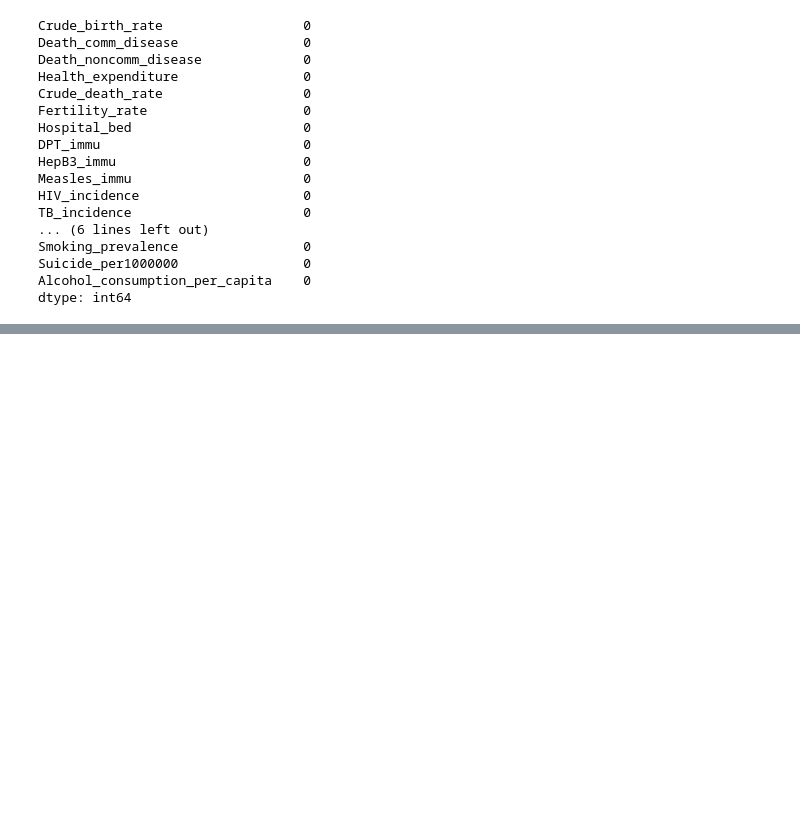
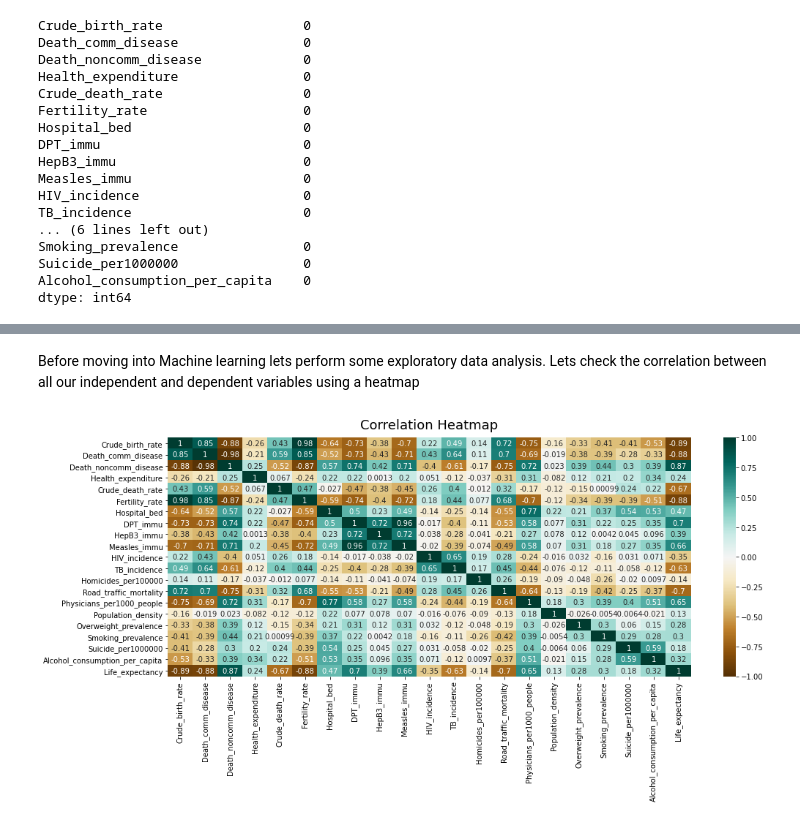
Before and after one commit to susovd/ML-lifeexpectancy-prediction, a Jupyter notebook: 00ETL.ipynb, the cells around one changed output, grey strips where cells are left out. Saved outputs shown, nothing was run; the diff lists cells and outputs as text; code cells hidden in the pictures; blank space fills up the shorter version.

```diff
--- a/00ETL.ipynb
+++ b/00ETL.ipynb
@@ -450,0 +502,4 @@ plt.show()
+# %%
+#reorder the dependent variable "Life_expectancy" to the end of the dataframe
+df1 = df.pop("Life_expectancy") #remove column "Life_expectancy"
+df["Life_expectancy"] = df1 #add "Life_expectancy" series as a new column
@@ -450,0 +515,12 @@ plt.show()
+# %% [markdown]
+Before moving into Machine learning lets perform some exploratory data analysis. Lets check the correlation between all our independent and dependent variables using a heatmap
+# %%
+plt.figure(figsize=(16, 6))
+heatmap = sns.heatmap(df.corr(), vmin=-1, vmax=1, annot=True, cmap='BrBG')
+heatmap.set_title('Correlation Heatmap', fontdict={'fontsize':18}, pad=12);
+# save heatmap as .png file
+# dpi - sets the resolution of the saved image in dots/inches
+# bbox_inches - when set to 'tight' - does not allow the labels to be cropped
+#plt.savefig('heatmap.png', dpi=300, bbox_inches='tight')
+# %% [output]
+[figure, added]
```
Also changed, not shown: parts of 22 cells of this notebook, 2 other files.
